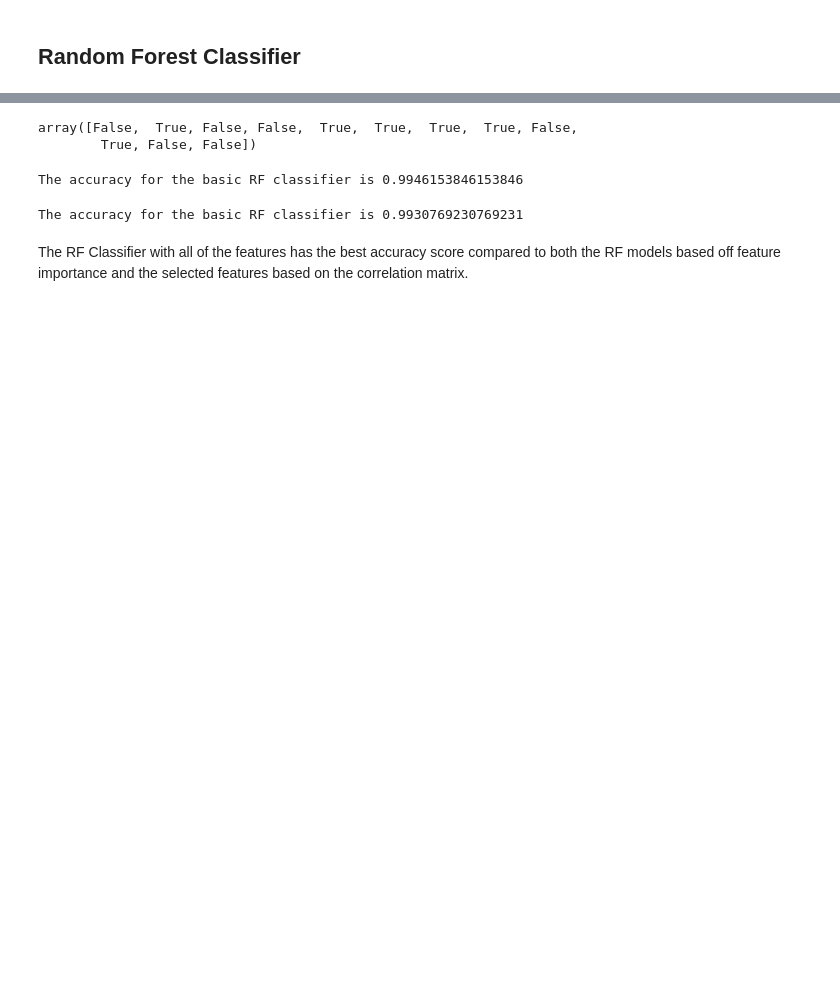
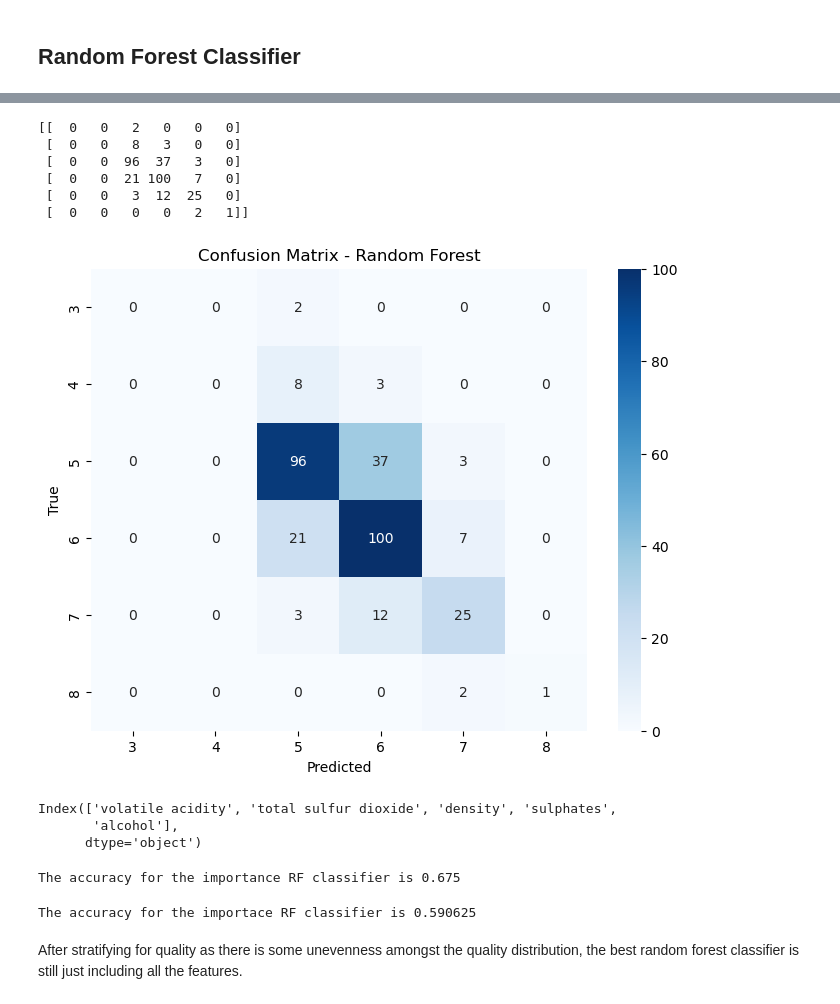
Before and after one commit to sastadlan/417-final-project, a Jupyter notebook: Wine_Quality.ipynb, the cells around one changed output, grey strips where cells are left out. Cells and saved outputs as stored; diff of their text form; code cells hidden in the pictures; blank space fills up the shorter version.

Commit message:
final iteration with grouped classifier rf model

```diff
--- a/Wine_Quality.ipynb
+++ b/Wine_Quality.ipynb
@@ -169,8 +181,36 @@ The accuracy for the basic RF classifier is 0.9953846153846154
+# %%
+
+# Predict on test set
+y_pred = basic_rf.predict(X_test)
+
+# Compute confusion matrix
+cm = confusion_matrix(y_test, y_pred)
+print(cm)
+
+# seaborn heatmap
+plt.figure(figsize=(8,6))
+sns.heatmap(cm, annot=True, fmt='d', cmap='Blues',
+            xticklabels=sorted(y_test.unique()),
+            yticklabels=sorted(y_test.unique()))
+plt.xlabel('Predicted')
+plt.ylabel('True')
+plt.title('Confusion Matrix - Random Forest')
+plt.show()
+# %% [output]
+[[  0   0   2   0   0   0]
+ [  0   0   8   3   0   0]
+ [  0   0  96  37   3   0]
+ [  0   0  21 100   7   0]
+ [  0   0   3  12  25   0]
+ [  0   0   0   0   2   1]]
+[figure, added]
 # %%
 #get the rf mask for feauture importance, if a feature importance is greater than the median
 rf_mask = basic_rf.feature_importances_ > np.median(basic_rf.feature_importances_)
 rf_mask
+X_train.columns[rf_mask]
 # %% [output]
-array([False,  True, False, False,  True,  True,  True,  True, False,
-        True, False, False])
+Index(['volatile acidity', 'total sulfur dioxide', 'density', 'sulphates',
+       'alcohol'],
+      dtype='object')
 # %%
@@ -179,19 +219,19 @@ imprtance_rf.fit(X_train[X_train.columns[rf_mask]], y_train)
 y_pred = imprtance_rf.predict(X_test[X_test.columns[rf_mask]])
 # %%
 accuracy_importance = accuracy_score(y_test, y_pred)
-print(f'The accuracy for the basic RF classifier is {accuracy_importance}')
+print(f'The accuracy for the importance RF classifier is {accuracy_importance}')
 # %% [output]
-The accuracy for the basic RF classifier is 0.9946153846153846
+The accuracy for the importance RF classifier is 0.675
 # %%
 #selected features based on correlation matrix
-selected_features = ['total sulfur dioxide', 'volatile acidity', 'chlorides', 'fixed acidity', 'sulphates']
+selected_features = ['sulphates', 'pH','volatile acidity', 'citric acid']
 selected_rf = RandomForestClassifier(random_state = 11)
 
 selected_rf.fit(X_train[selected_features], y_train)
 y_pred = selected_rf.predict(X_test[selected_features])
 accuracy_importance = accuracy_score(y_test, y_pred)
-print(f'The accuracy for the basic RF classifier is {accuracy_importance}')
+print(f'The accuracy for the importace RF classifier is {accuracy_importance}')
 # %% [output]
-The accuracy for the basic RF classifier is 0.9930769230769231
+The accuracy for the importace RF classifier is 0.590625
 # %% [markdown]
-The RF Classifier with all of the features has the best accuracy score compared to both the RF models based off feature importance and the selected features based on the correlation matrix.
+After stratifying for quality as there is some unevenness amongst the quality distribution, the best random forest classifier is still just including all the features.
```
Also changed, not shown: parts of 32 cells of this notebook.
